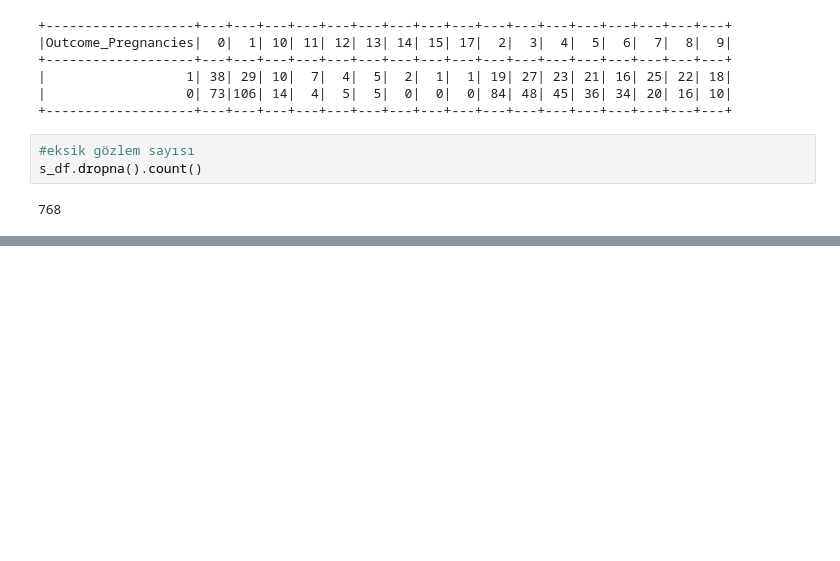
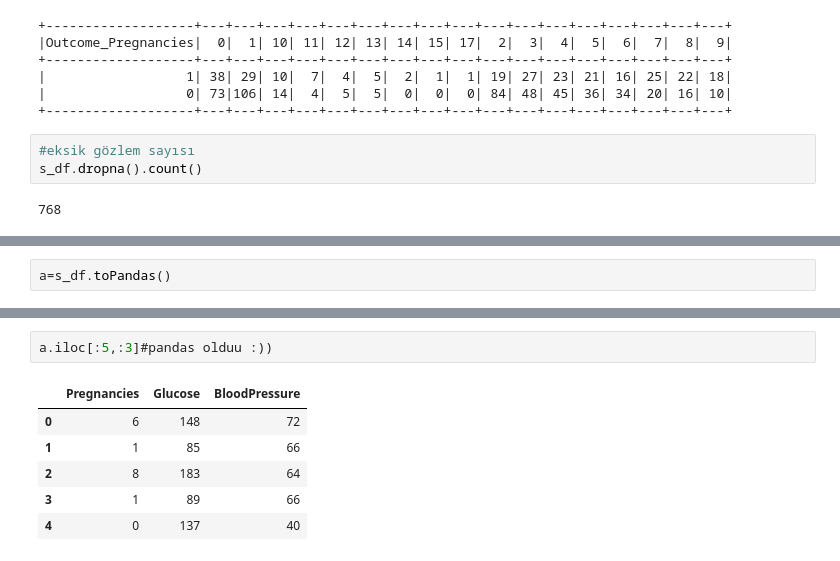
Before and after one commit to GokceSoylu/Machine_Learing, a Jupyter notebook: BigData/BigData.ipynb, the cells around one changed output, grey strips where cells are left out. Cells and saved outputs as stored; diff of their text form; blank space fills up the shorter version.

```diff
--- a/BigData/BigData.ipynb
+++ b/BigData/BigData.ipynb
@@ -352,0 +494,2 @@ s_df.dropna().count()
+# %%
+a=s_df.toPandas()
@@ -352,0 +500,9 @@ s_df.dropna().count()
+# %%
+a.iloc[:5,:3]#pandas olduu :))
+# %% [output]
+|  | Pregnancies | Glucose | BloodPressure |
+| 0 | 6 | 148 | 72 |
+| 1 | 1 | 85 | 66 |
+| 2 | 8 | 183 | 64 |
+| 3 | 1 | 89 | 66 |
+| 4 | 0 | 137 | 40 |
```
Also changed, not shown: parts of 20 cells of this notebook.
